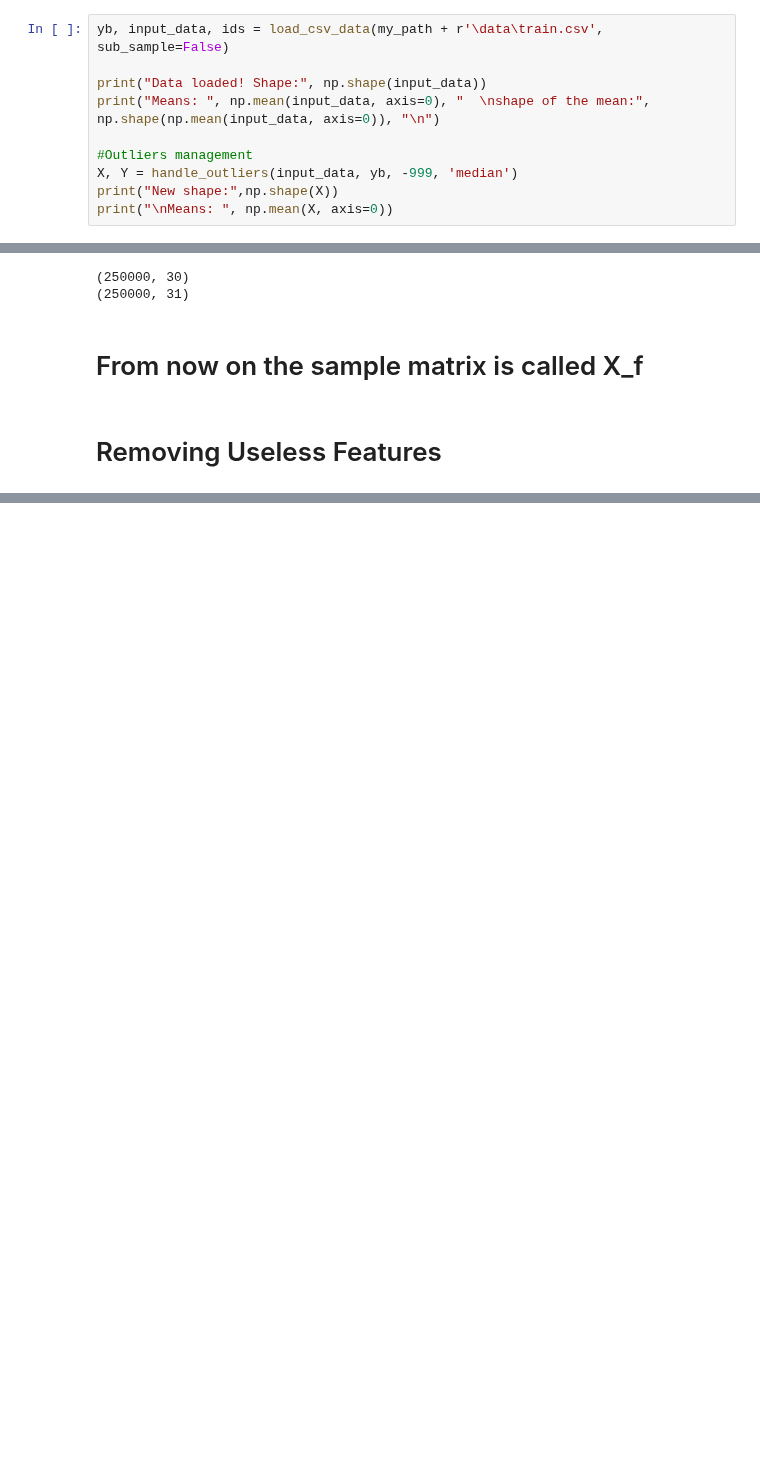
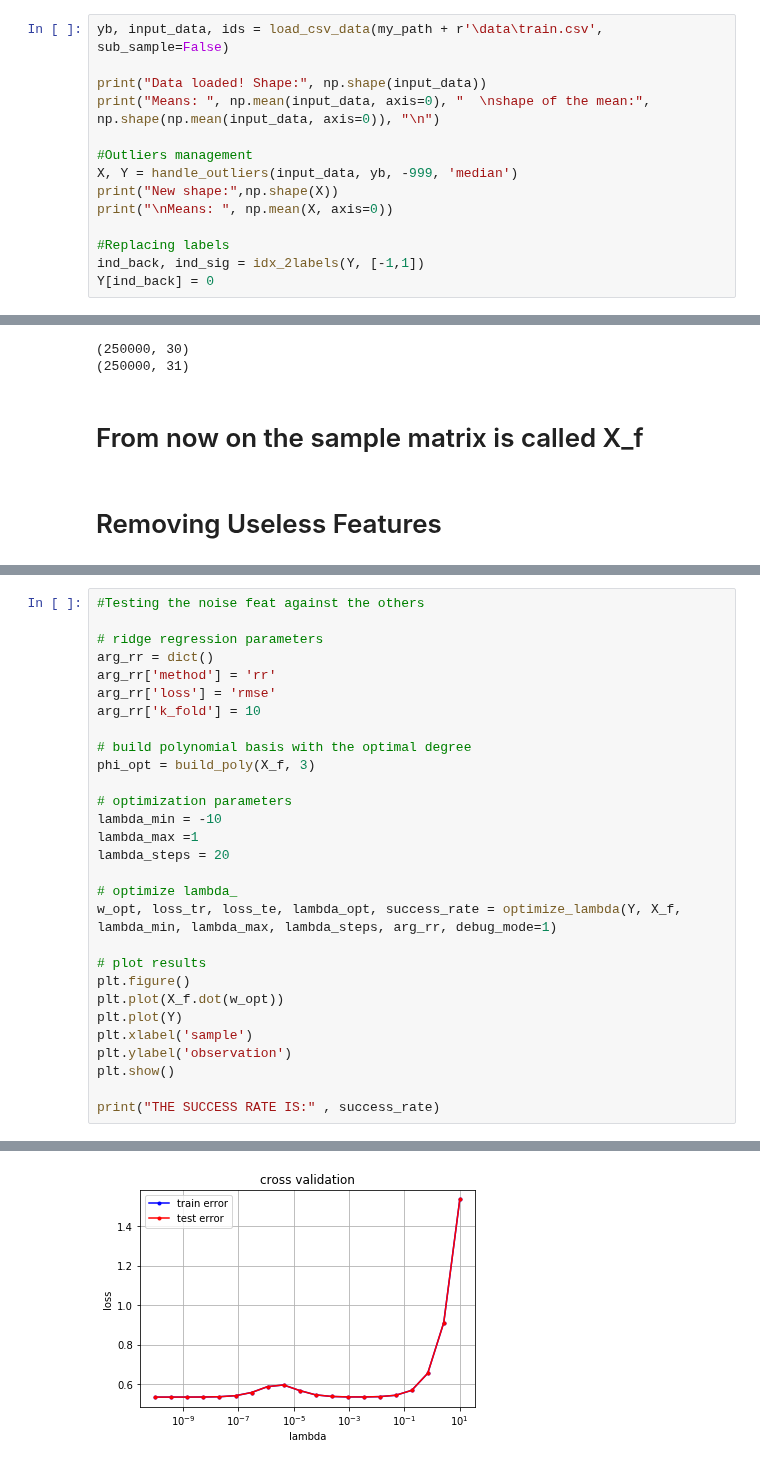
Before and after one commit to iricchi/Project1_ML, a Jupyter notebook: code/flavio/f_BigEnsemble_#1.ipynb, the cells around one changed output, grey strips where cells are left out. Saved outputs shown, nothing was run; the diff lists cells and outputs as text; blank space fills up the shorter version.

```diff
--- a/code/flavio/f_BigEnsemble_#1.ipynb
+++ b/code/flavio/f_BigEnsemble_#1.ipynb
@@ -37,6 +43,10 @@ print("Means: ", np.mean(input_data, axis=0), "  \nshape of the mean:", np.shape
 X, Y = handle_outliers(input_data, yb, -999, 'median')
 print("New shape:",np.shape(X))
 print("\nMeans: ", np.mean(X, axis=0))
+
+#Replacing labels
+ind_back, ind_sig = idx_2labels(Y, [-1,1])
+Y[ind_back] = 0
 # %% [output]
 Data loaded! Shape: (250000, 30)
 Means:  [ -4.90230794e+01   4.92398193e+01   8.11819816e+01   5.78959617e+01
@@ -145,0 +105,30 @@ Mean testing loss:  1.84084962337
+# %%
+#Testing the noise feat against the others
+
+# ridge regression parameters
+arg_rr = dict()
+arg_rr['method'] = 'rr'
+arg_rr['loss'] = 'rmse'
+arg_rr['k_fold'] = 10
+
+# build polynomial basis with the optimal degree
+phi_opt = build_poly(X_f, 3)
+
+# optimization parameters
+lambda_min = -10
+lambda_max =1
+lambda_steps = 20
+
+# optimize lambda_
+w_opt, loss_tr, loss_te, lambda_opt, success_rate = optimize_lambda(Y, X_f, lambda_min, lambda_max, lambda_steps, arg_rr, debug_mode=1)
+
+# plot results
+plt.figure()
+plt.plot(X_f.dot(w_opt))
+plt.plot(Y)
+plt.xlabel('sample')
+plt.ylabel('observation')
+plt.show()
+
+print("THE SUCCESS RATE IS:" , success_rate)
+# %% [output]
@@ -145,0 +152 @@ Mean testing loss:  1.84084962337
+[figure, added]
```
Also changed, not shown: parts of 7 cells of this notebook, 7 other files.
